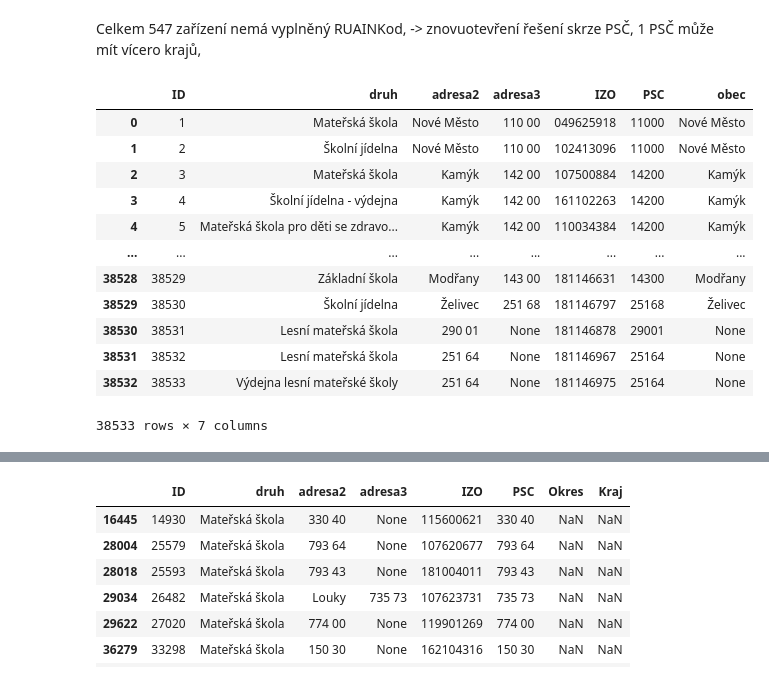
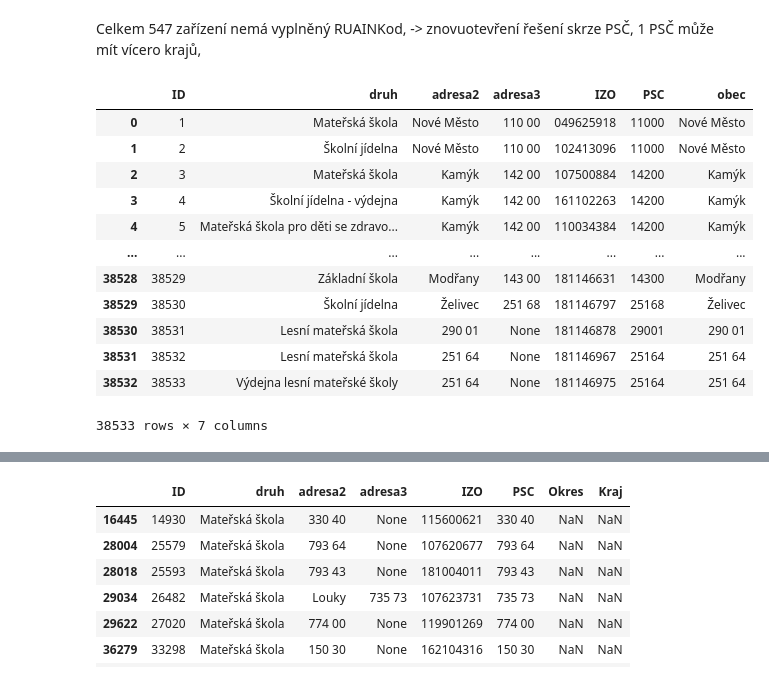
Before and after one commit to klbek/projekt_skolstvi, a Jupyter notebook: zakladni_info-upgrade.ipynb, the cells around one changed output, grey strips where cells are left out. Cells and saved outputs as stored; diff of their text form; code cells hidden in the pictures.

```diff
--- a/zakladni_info-upgrade.ipynb
+++ b/zakladni_info-upgrade.ipynb
@@ -117,37 +117,39 @@ def makeObec(row):
     adresa2 = row['adresa2']
     adresa3 = row['adresa3']
     if PSC_obec:
         if adresa3:
             psc_match = re.search(r'\d{3} ?\d{2}', adresa3)
             if psc_match.group().replace(' ', '') == PSC_obec:
                 return adresa2
-        return None
+        return adresa2
     else:
-        return None
+        return adresa2
 
 
 zarizeni_misto['PSC'] = zarizeni_misto.apply(
     makePsc2, axis=1)
 
 zarizeni_misto['obec'] = zarizeni_misto.apply(
     makeObec, axis=1)
 
+# zarizeni_misto['PSC'].info()
 # null hodnoty nahrazeny číslem 0, následně celý sloupe převeden na int
 zarizeni_misto['PSC'] = zarizeni_misto['PSC'].fillna(0)
 zarizeni_misto = zarizeni_misto.astype({'PSC':'int'})
+# len(zarizeni_misto[zarizeni_misto['PSC'] == 0]) # kde chybí psč máme alespoň identifikátor obec, jedná se o 42 záznamů
 zarizeni_misto
 # %% [output]
 |  | ID | druh | adresa2 | adresa3 | IZO | PSC | obec |
 | 0 | 1 | Mateřská škola | Nové Město | 110 00 | 049625918 | 11000 | Nové Město |
 | 1 | 2 | Školní jídelna | Nové Město | 110 00 | 102413096 | 11000 | Nové Město |
 | 2 | 3 | Mateřská škola | Kamýk | 142 00 | 107500884 | 14200 | Kamýk |
 | 3 | 4 | Školní jídelna - výdejna | Kamýk | 142 00 | 161102263 | 14200 | Kamýk |
 | 4 | 5 | Mateřská škola pro děti se zdravo... | Kamýk | 142 00 | 110034384 | 14200 | Kamýk |
 | ... | ... | ... | ... | ... | ... | ... | ... |
 | 38528 | 38529 | Základní škola | Modřany | 143 00 | 181146631 | 14300 | Modřany |
 | 38529 | 38530 | Školní jídelna | Želivec | 251 68 | 181146797 | 25168 | Želivec |
-| 38530 | 38531 | Lesní mateřská škola | 290 01 | None | 181146878 | 29001 | None |
-| 38531 | 38532 | Lesní mateřská škola | 251 64 | None | 181146967 | 25164 | None |
-| 38532 | 38533 | Výdejna lesní mateřské školy | 251 64 | None | 181146975 | 25164 | None |
+| 38530 | 38531 | Lesní mateřská škola | 290 01 | None | 181146878 | 29001 | 290 01 |
+| 38531 | 38532 | Lesní mateřská škola | 251 64 | None | 181146967 | 25164 | 251 64 |
+| 38532 | 38533 | Výdejna lesní mateřské školy | 251 64 | None | 181146975 | 25164 | 251 64 |
 38533 rows × 7 columns
 # %%
```
Also changed, not shown: parts of 2 cells of this notebook.
